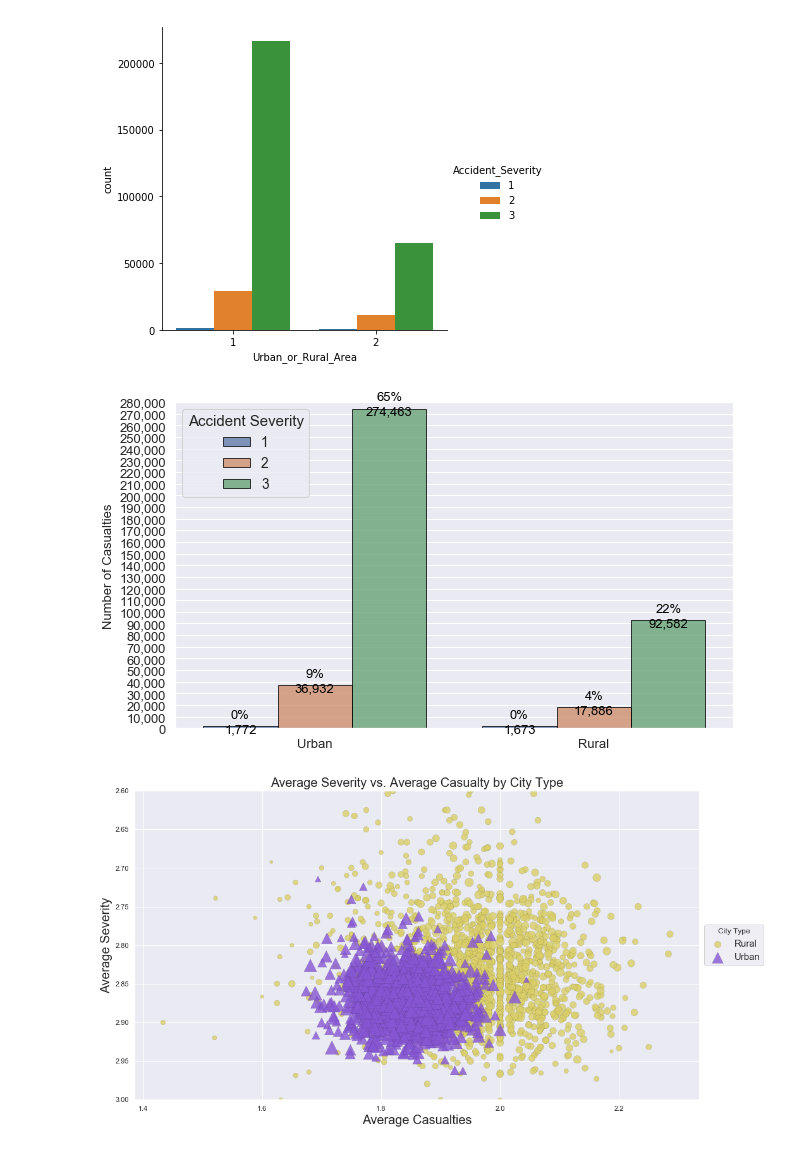
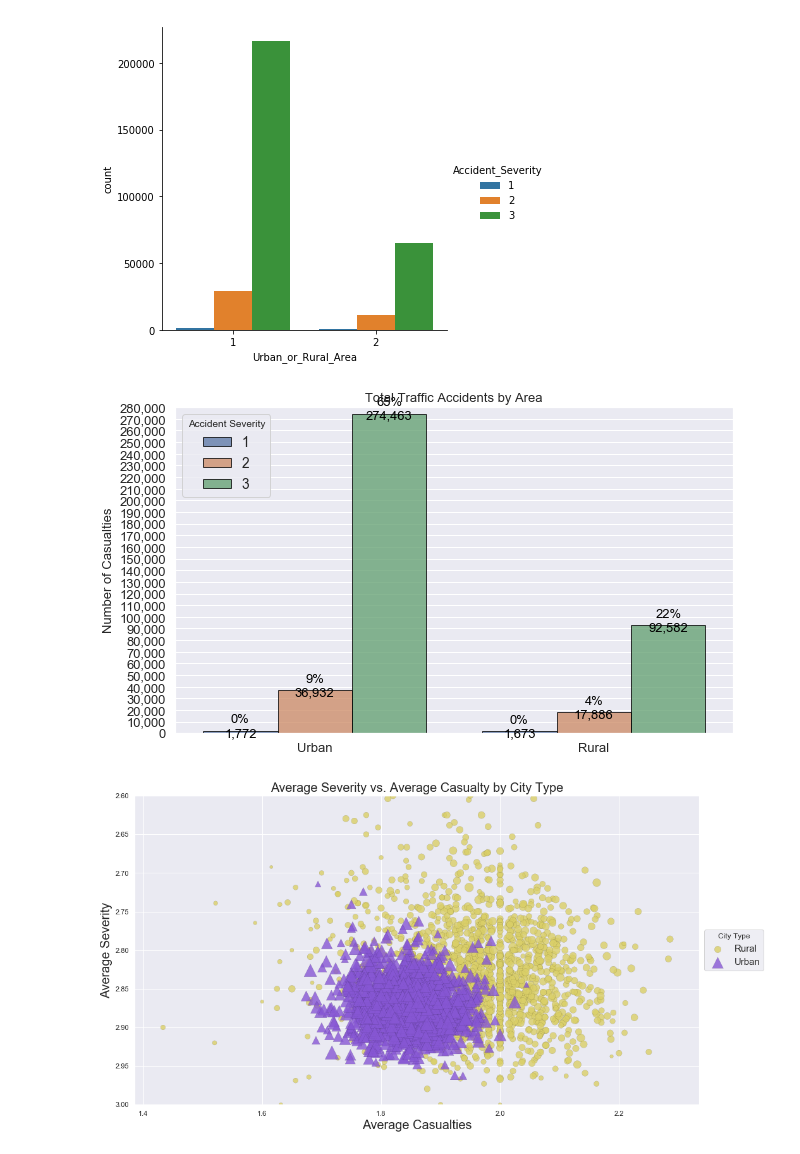
Before and after one commit to a972celia/car-accident-analysis, a Jupyter notebook: 0.1 Data manipulation.ipynb, the cells around one changed output. Drawn from its saved outputs; the diff is of its cells as text; code cells hidden in the pictures.

```diff
--- a/0.1 Data manipulation.ipynb
+++ b/0.1 Data manipulation.ipynb
@@ -457,35 +435,35 @@ g = sns.barplot(x ='Urban_or_Rural_Area', y ='Number_of_Casualties', hue = 'Acci
                 linewidth = 1, edgecolor ='black', alpha = 0.75)
 sns.set_style('darkgrid')
 
 # Determine y-axis
 y_max = max(area_type['Number_of_Casualties'])+3000
 y_max -= y_max % -10000
 step = 10000
 y_axis = np.arange(0, y_max+step, step)
 # format y-ticks as comma separated
 y_axis_fmt = ["{:,.0f}".format(y) for y in y_axis]
 # set y-axis limits
 plt.ylim(min(y_axis), max(y_axis))
 
 # Format axes ticks and labels
 plt.xticks(fontsize = 13)
 plt.yticks(y_axis, y_axis_fmt, fontsize = 13)
 
 plt.xlabel('')
 plt.ylabel('Number of Casualties', fontsize = 13)
 
 ax = g.axes
 for p in ax.patches:
     ax.annotate(s = "{:,.0f}%".format((p.get_height()/total_casualties)*100)+"\n"+("{:,.0f}".format(p.get_height())),
                 xy = ((p.get_x() + p.get_width() / 2., p.get_height()+2000)),
                 ha = 'center', va = 'center', color = 'black', xytext = (0, 2),
                 textcoords='offset points', fontsize = 13)
 plt.legend(loc = 'upper left', title = 'Accident Severity', frameon = True)
-#plt.title('Total Traffic Accidents by Area', fontsize=13)
+plt.title('Total Traffic Accidents by Area', fontsize=13)
 
 plt.show()
 # %% [output]
-[figure, old version]
+[figure, new version]
 # %%
 # ----------------------------------------------------------------------
 # Rural vs. Urban Data Visualization and Analysis (Charles)
```
Also changed, not shown: parts of 5 cells of this notebook.
